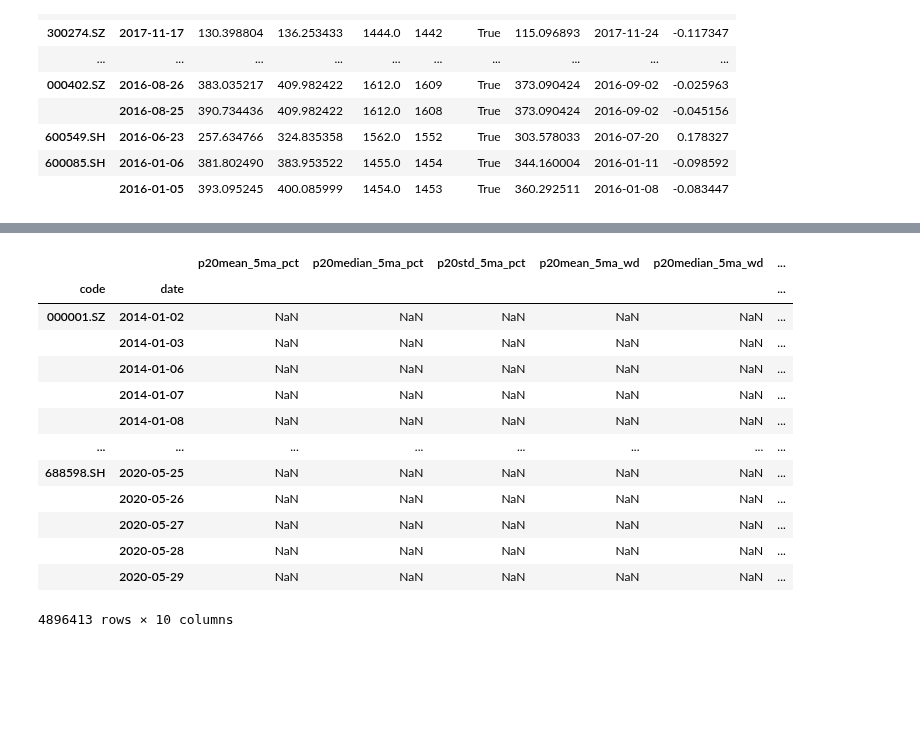
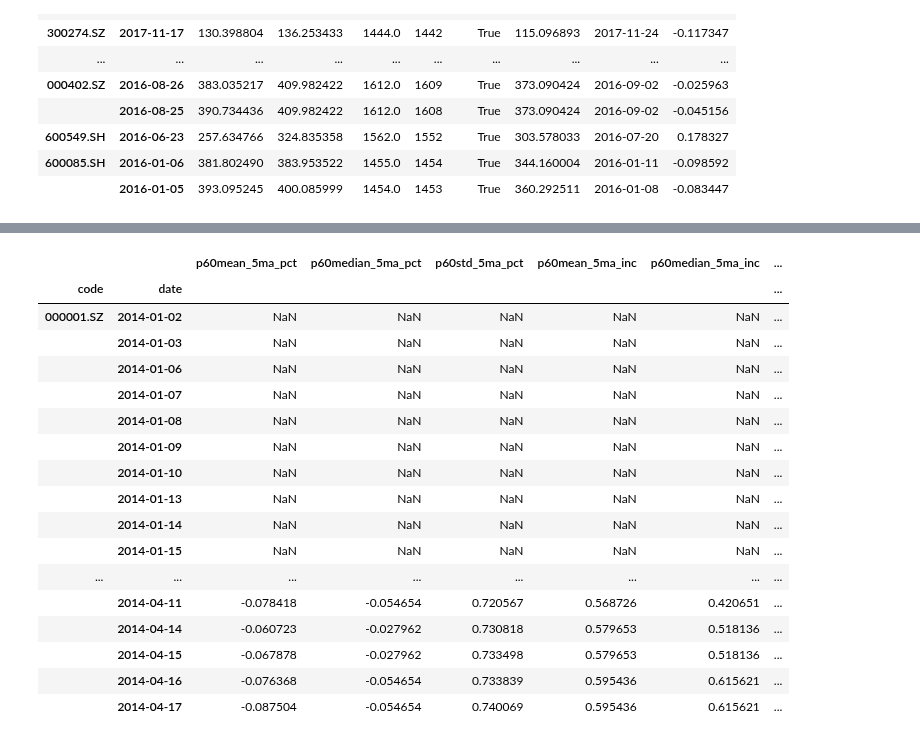
Before and after one commit to Bantorra0/Quant, a Jupyter notebook: Untitled1.ipynb, the cells around one changed output, grey strips where cells are left out. Cells and saved outputs as stored; diff of their text form; code cells hidden in the pictures; blank space fills up the shorter version.

```diff
--- a/Untitled1.ipynb
+++ b/Untitled1.ipynb
@@ -801,20 +784,23 @@ res60.head(30)
 # %%
 # import importlib
 # importlib.reload(fe)
-groupby_rolling(df_tmp,level="code",window=20,ops=ops)
 # %% [output]
-|  |  | p20mean_5ma_pct | p20median_5ma_pct | p20std_5ma_pct | p20mean_5ma_wd | p20median_5ma_wd | ... |
+|  |  | p60mean_5ma_pct | p60median_5ma_pct | p60std_5ma_pct | p60mean_5ma_inc | p60median_5ma_inc | ... |
 | code | date |  |  |  |  |  | ... |
 | 000001.SZ | 2014-01-02 | NaN | NaN | NaN | NaN | NaN | ... |
 |  | 2014-01-03 | NaN | NaN | NaN | NaN | NaN | ... |
 |  | 2014-01-06 | NaN | NaN | NaN | NaN | NaN | ... |
 |  | 2014-01-07 | NaN | NaN | NaN | NaN | NaN | ... |
 |  | 2014-01-08 | NaN | NaN | NaN | NaN | NaN | ... |
+|  | 2014-01-09 | NaN | NaN | NaN | NaN | NaN | ... |
+|  | 2014-01-10 | NaN | NaN | NaN | NaN | NaN | ... |
+|  | 2014-01-13 | NaN | NaN | NaN | NaN | NaN | ... |
+|  | 2014-01-14 | NaN | NaN | NaN | NaN | NaN | ... |
+|  | 2014-01-15 | NaN | NaN | NaN | NaN | NaN | ... |
 | ... | ... | ... | ... | ... | ... | ... | ... |
-| 688598.SH | 2020-05-25 | NaN | NaN | NaN | NaN | NaN | ... |
-|  | 2020-05-26 | NaN | NaN | NaN | NaN | NaN | ... |
-|  | 2020-05-27 | NaN | NaN | NaN | NaN | NaN | ... |
-|  | 2020-05-28 | NaN | NaN | NaN | NaN | NaN | ... |
-|  | 2020-05-29 | NaN | NaN | NaN | NaN | NaN | ... |
+|  | 2014-04-11 | -0.078418 | -0.054654 | 0.720567 | 0.568726 | 0.420651 | ... |
+|  | 2014-04-14 | -0.060723 | -0.027962 | 0.730818 | 0.579653 | 0.518136 | ... |
+|  | 2014-04-15 | -0.067878 | -0.027962 | 0.733498 | 0.579653 | 0.518136 | ... |
+|  | 2014-04-16 | -0.076368 | -0.054654 | 0.733839 | 0.595436 | 0.615621 | ... |
+|  | 2014-04-17 | -0.087504 | -0.054654 | 0.740069 | 0.595436 | 0.615621 | ... |
-4896413 rows × 10 columns
 # %%
```
Also changed, not shown: parts of 5 cells of this notebook, 1 other file.
